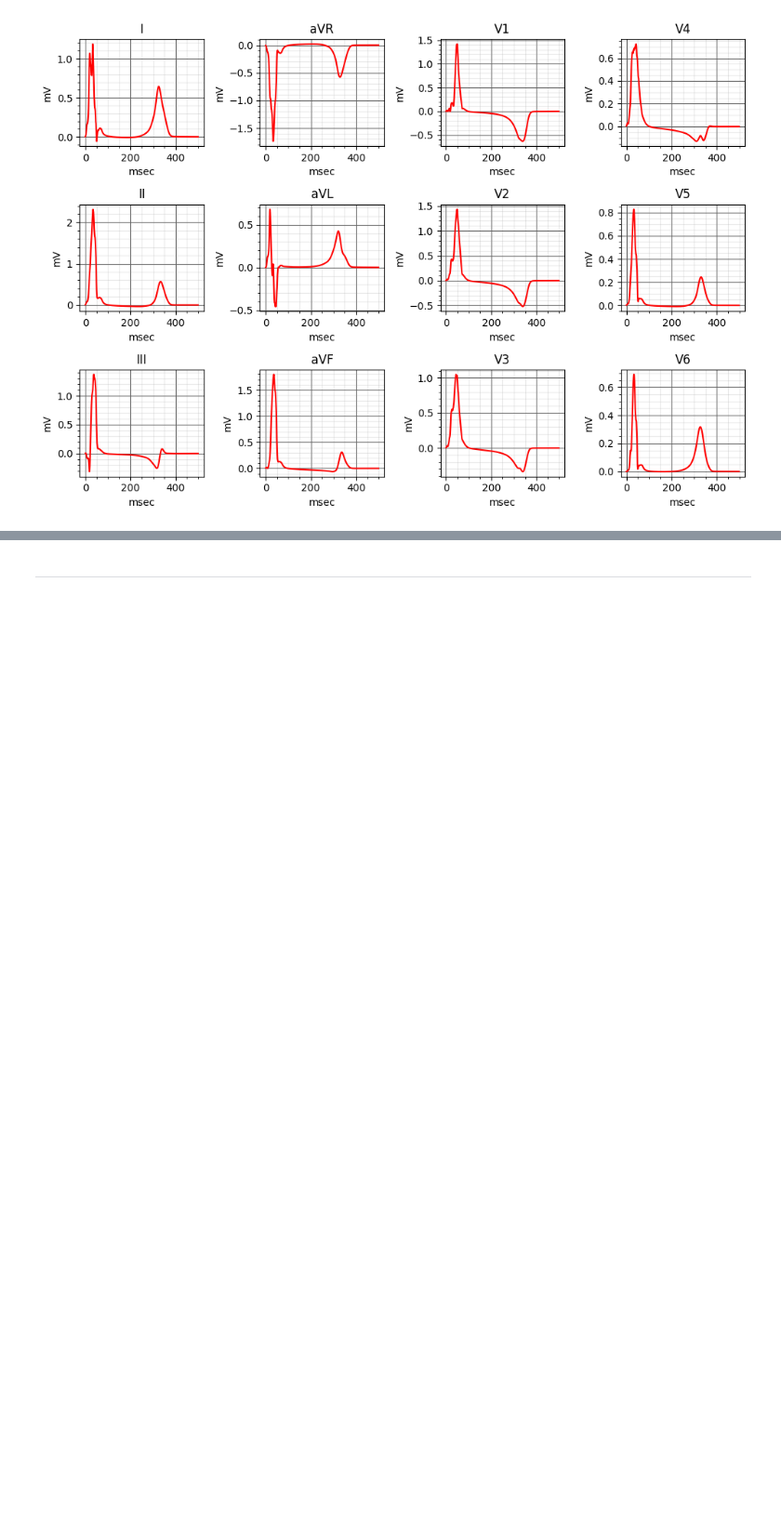
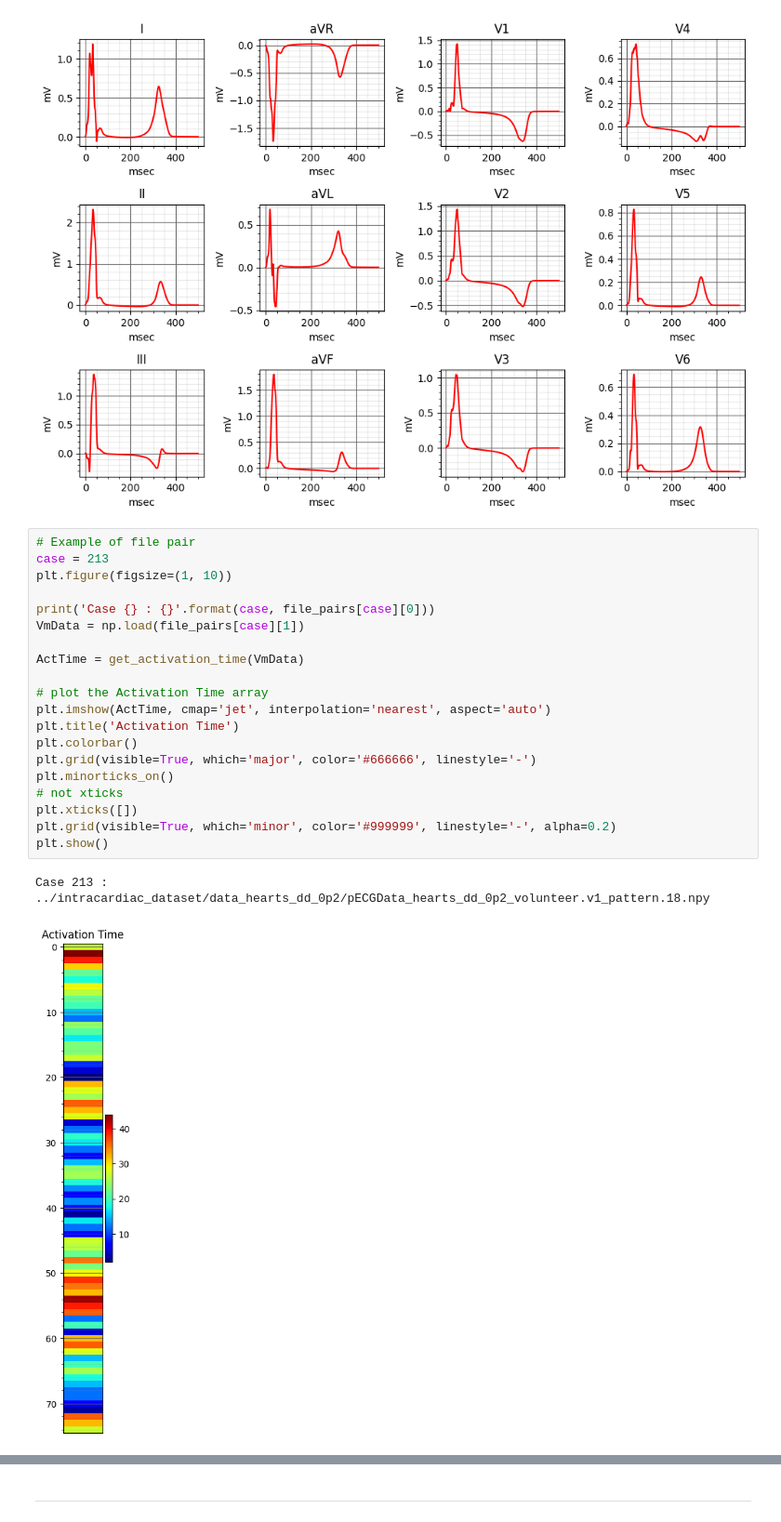
Before and after one commit to ttttmmttddiikk/cardiac_challenge, a Jupyter notebook: scripts/check_data.ipynb, the cells around one changed output, grey strips where cells are left out. Shown: that part at 93% size. Cells and saved outputs as stored; diff of their text form; blank space fills up the shorter version.

```diff
--- a/scripts/check_data.ipynb
+++ b/scripts/check_data.ipynb
@@ -78,3 +82,26 @@ plt.close()
 # %% [output]
 Case 213 : ../intracardiac_dataset/data_hearts_dd_0p2/pECGData_hearts_dd_0p2_volunteer.v1_pattern.18.npy
 [figure]
+# %%
+# Example of file pair
+case = 213
+plt.figure(figsize=(1, 10))
+
+print('Case {} : {}'.format(case, file_pairs[case][0]))
+VmData = np.load(file_pairs[case][1])
+
+ActTime = get_activation_time(VmData)
+
+# plot the Activation Time array
+plt.imshow(ActTime, cmap='jet', interpolation='nearest', aspect='auto')
+plt.title('Activation Time')
+plt.colorbar()
+plt.grid(visible=True, which='major', color='#666666', linestyle='-')
+plt.minorticks_on()
+# not xticks
+plt.xticks([])
+plt.grid(visible=True, which='minor', color='#999999', linestyle='-', alpha=0.2)
+plt.show()
+# %% [output]
+Case 213 : ../intracardiac_dataset/data_hearts_dd_0p2/pECGData_hearts_dd_0p2_volunteer.v1_pattern.18.npy
+[figure, added]
```
Also changed, not shown: parts of 6 cells of this notebook, 3 other files.
